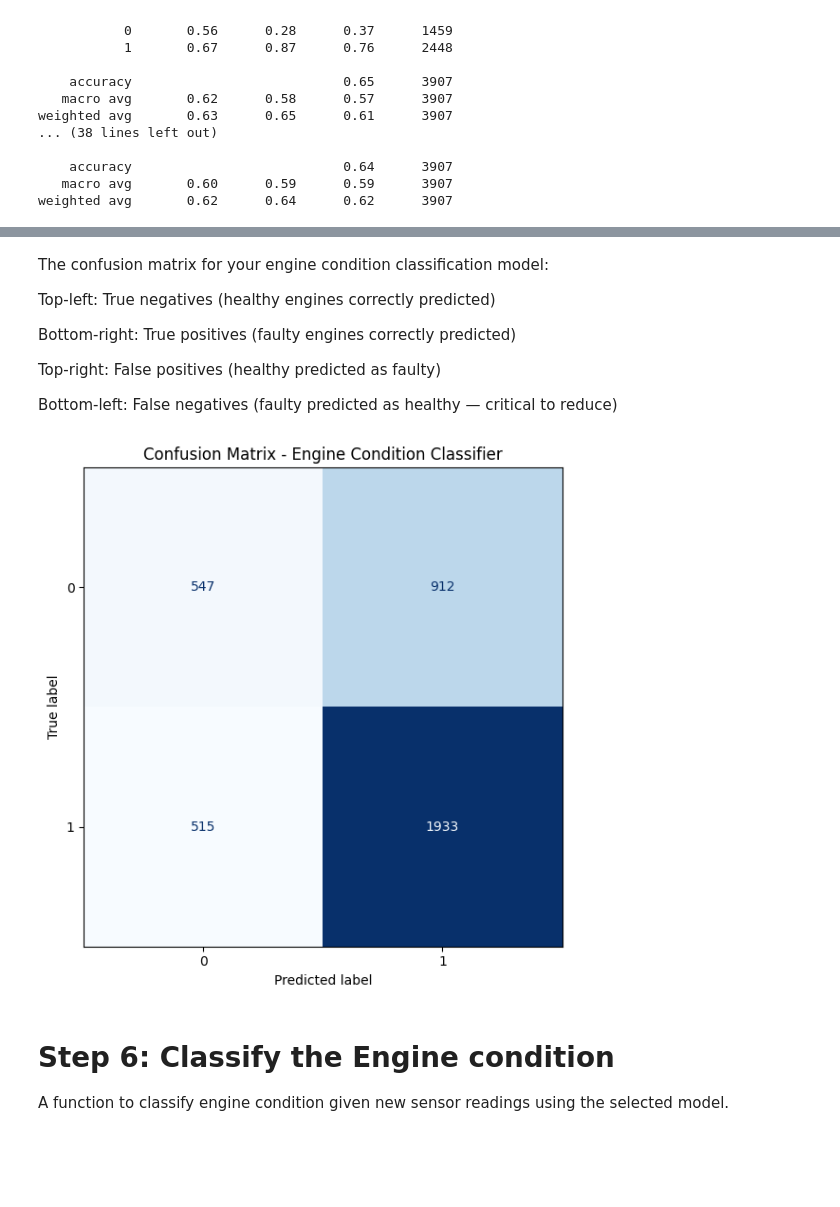
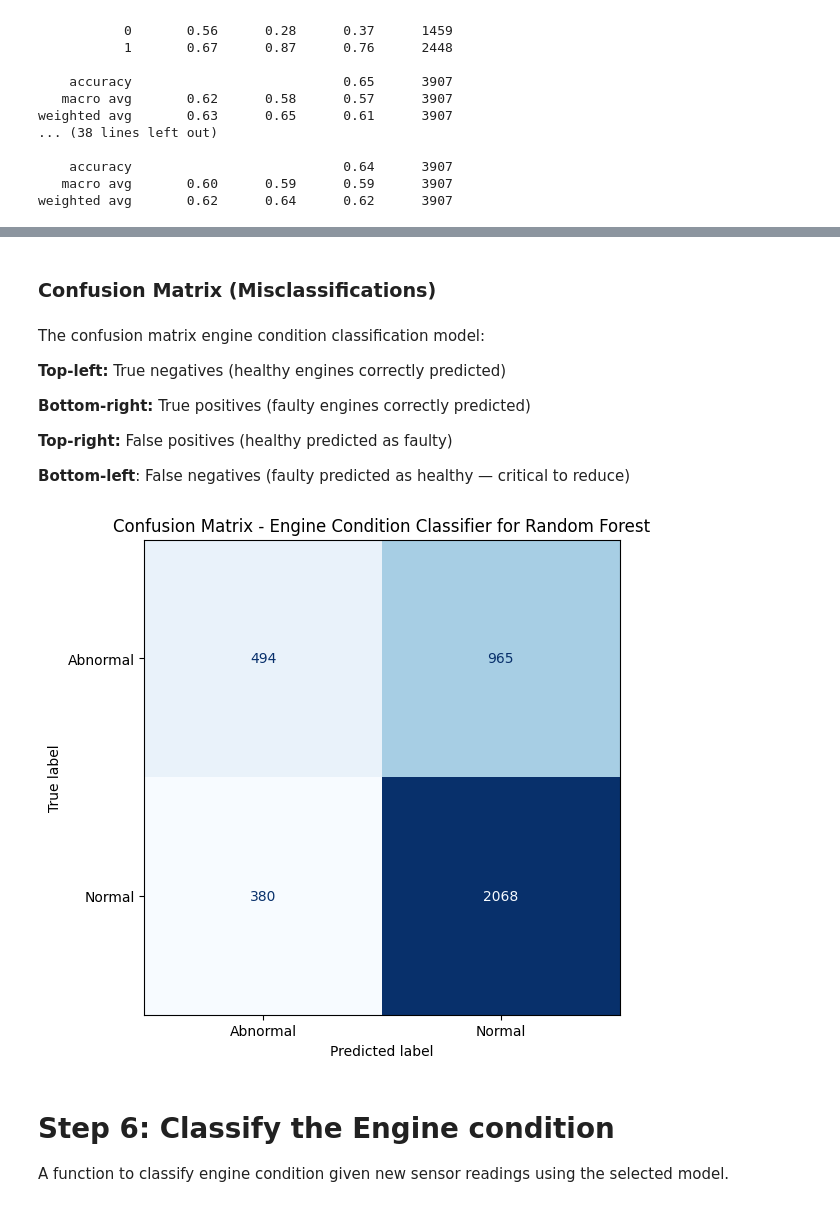
Before and after one commit to LokeshUpputri/Predictive-Maintenance-of-Automotive-Engines, a Jupyter notebook: Project_Automotive_Vehicle.ipynb, the cells around one changed output, grey strips where cells are left out. Drawn from its saved outputs; the diff is of its cells as text; code cells hidden in the pictures; blank space fills up the shorter version.

```diff
--- a/Project_Automotive_Vehicle.ipynb
+++ b/Project_Automotive_Vehicle.ipynb
@@ -352,40 +410,34 @@ print(f"\nThe best model based on ROC-AUC score is: {best_model}")
 The best model based on ROC-AUC score is: Random Forest
+# %% [markdown]
+### **Confusion Matrix (Misclassifications)**
 # %% [markdown]
-The confusion matrix for your engine condition classification model:
+The confusion matrix engine condition classification model:
 
-Top-left: True negatives (healthy engines correctly predicted)
+**Top-left:** True negatives (healthy engines correctly predicted)
 
-Bottom-right: True positives (faulty engines correctly predicted)
 
-Top-right: False positives (healthy predicted as faulty)
+**Bottom-right:** True positives (faulty engines correctly predicted)
 
-Bottom-left: False negatives (faulty predicted as healthy — critical to reduce)
+**Top-right:** False positives (healthy predicted as faulty)
+
+**Bottom-left**: False negatives (faulty predicted as healthy — critical to reduce)
 # %%
-X = df.drop(columns=['Engine Condition'])
-y = df['Engine Condition']
-
-# Train-test split
-X_train, X_test, y_train, y_test = train_test_split(X, y, test_size=0.2, random_state=42)
-
-# Train a Random Forest classifier
-clf = RandomForestClassifier(random_state=42)
-clf.fit(X_train, y_train)
-
 # Predict on test data
-y_pred = clf.predict(X_test)
+y_pred = best_models[best_model].predict(X_test)
 
 # Generate confusion matrix
 cm = confusion_matrix(y_test, y_pred)
-disp = ConfusionMatrixDisplay(confusion_matrix=cm, display_labels=clf.classes_)
+class_names = ['Abnormal', 'Normal']
+disp = ConfusionMatrixDisplay(confusion_matrix=cm, display_labels=class_names)
 
 # Plot confusion matrix
 fig, ax = plt.subplots(figsize=(6, 6))
 disp.plot(ax=ax, cmap='Blues', colorbar=False)
-plt.title("Confusion Matrix - Engine Condition Classifier")
+plt.title(f"Confusion Matrix - Engine Condition Classifier for {best_model}")
 plt.tight_layout()
 plt.show()
 # %% [output]
-[figure, old version]
+[figure, new version]
 # %% [markdown]
 # Step 6: Classify the Engine condition
 A function to classify engine condition given new sensor readings using the selected model.
```
Also changed, not shown: parts of 11 cells of this notebook.
